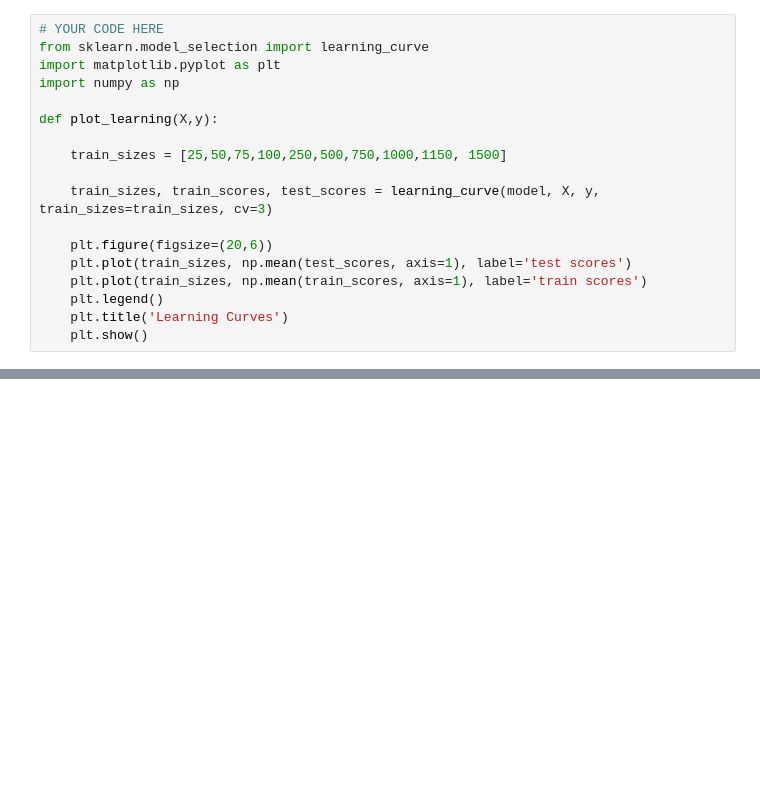
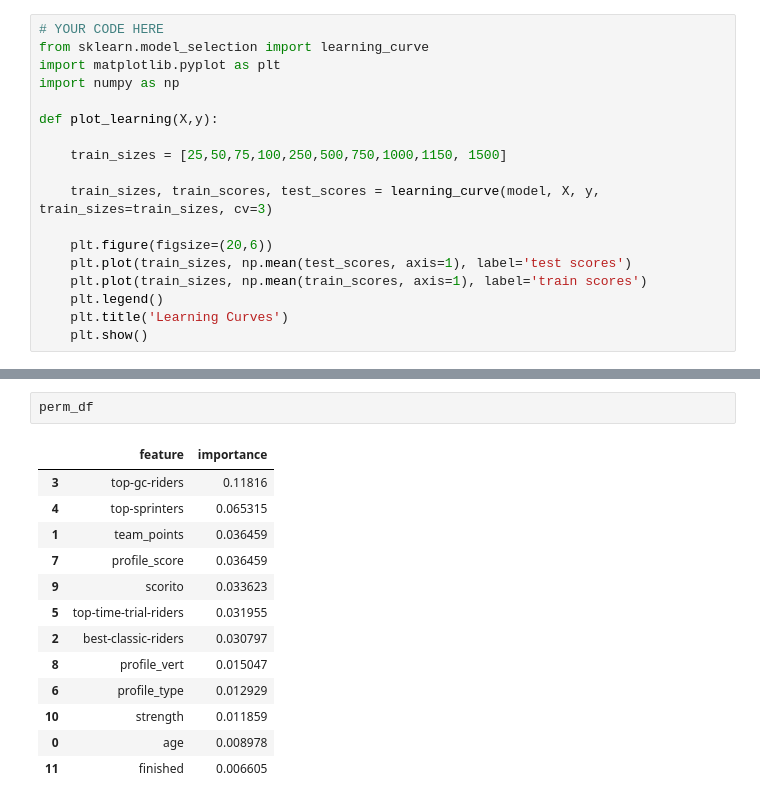
Before and after one commit to Michiel-DK/cycling, a Jupyter notebook: ml.ipynb, the cells around one changed output, grey strips where cells are left out. Drawn from its saved outputs; the diff is of its cells as text; blank space fills up the shorter version.

```diff
--- a/ml.ipynb
+++ b/ml.ipynb
@@ -117,0 +248,16 @@ plot_learning(X_scaled,y)
+# %%
+perm_df
+# %% [output]
+|  | feature | importance |
+| 3 | top-gc-riders | 0.11816 |
+| 4 | top-sprinters | 0.065315 |
+| 1 | team_points | 0.036459 |
+| 7 | profile_score | 0.036459 |
+| 9 | scorito | 0.033623 |
+| 5 | top-time-trial-riders | 0.031955 |
+| 2 | best-classic-riders | 0.030797 |
+| 8 | profile_vert | 0.015047 |
+| 6 | profile_type | 0.012929 |
+| 10 | strength | 0.011859 |
+| 0 | age | 0.008978 |
+| 11 | finished | 0.006605 |
```
Also changed, not shown: parts of 12 cells of this notebook, 16 other files.
